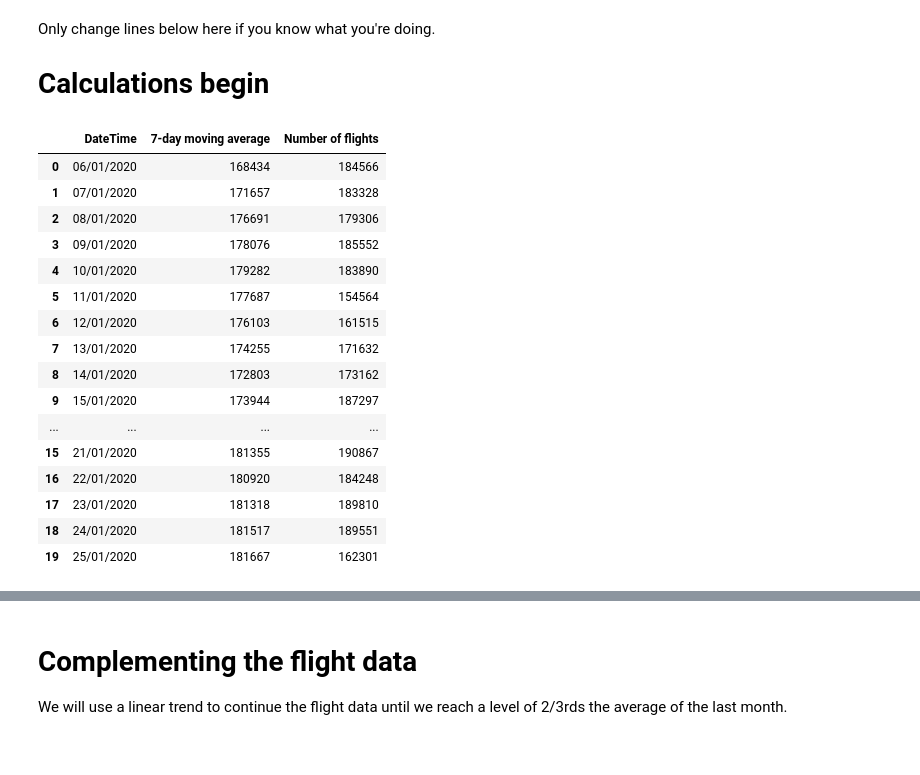
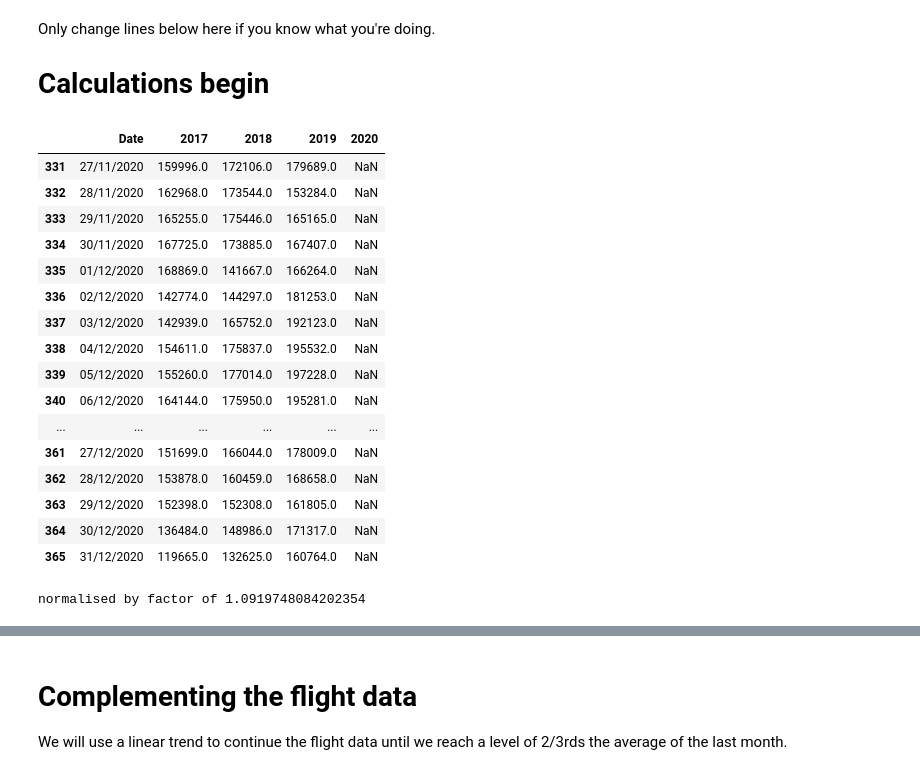
Before and after one commit to Rlamboll/modify_COVID19_netCDF_Emissions, a Jupyter notebook: calculations/calc_aviation_emissions.ipynb, the cells around one changed output, grey strips where cells are left out. Saved outputs shown, nothing was run; the diff lists cells and outputs as text; code cells hidden in the pictures.

Commit message:
Added a sketch of the daily aviation pathway

```diff
--- a/calculations/calc_aviation_emissions.ipynb
+++ b/calculations/calc_aviation_emissions.ipynb
@@ -24,7 +24,7 @@ Here are the options for loading files and hopefully the only things that will n
 # %%
 # String appended on the end of all files. Update with every successful run where the data will be used
 # (both with data change and with protocol change).
-version_str = "_v4.nc"  # CHANGE ON UPDATE
+version_str = "_v4.5.nc"  # CHANGE ON UPDATE
 
 # which month's data should we use to base the "long tail" of the reversion to baseline? As a 2-digit string.
 # Update if we have enough data to use a later month as the baseline.
@@ -36,7 +36,6 @@ output_folder = "../output/aviation/"
 nox_input = "NOx-em-AIR-anthro_input4MIPs_emissions_ScenarioMIP_IAMC-MESSAGE-GLOBIOM-ssp245-1-1_gn_201501-210012.nc"
 input_flights = "total-number-of-flights.csv"
 
-
 scenario_string = "_flightrd_mp{}".format(month_plat)
 
 def convert_years_to_days(year):  # Data is recorded in 365-day years
@@ -44,32 +43,61 @@ def convert_years_to_days(year):  # Data is recorded in 365-day years
 
 # We don't want data after 2050.
 tcutoff = convert_years_to_days(2050.99)
+tstart = None
 # name of the variable in the file
 key_variable = "NOx_em_AIR_anthro"
 # Years to interpolate, as number of years after 2015.
 yeardif_to_interpolate = [4, 6, 7, 8]
 working_string = "_workings"
+
+daily_for_2020 = True
+if daily_for_2020:
+    scenario_string = scenario_string + "_daily"
+    input_flights = "total-number-of-flights-3yrs.csv"
+    tcutoff = convert_years_to_days(2030 + 1 / 12)
+    tcutoff_final = convert_years_to_days(2020 + 7 / 12)
+    tstart = convert_years_to_days(2020)
 # %% [markdown]
 Only change lines below here if you know what you're doing.
 # Calculations begin
 # %%
 flights_change = pd.read_csv(input_folder + input_flights)
-flights_change.head(20)
+flights_change.tail(35)
 # %% [output]
-|  | DateTime | 7-day moving average | Number of flights |
-| 0 | 06/01/2020 | 168434 | 184566 |
-| 1 | 07/01/2020 | 171657 | 183328 |
-| 2 | 08/01/2020 | 176691 | 179306 |
-| 3 | 09/01/2020 | 178076 | 185552 |
-| 4 | 10/01/2020 | 179282 | 183890 |
-| 5 | 11/01/2020 | 177687 | 154564 |
-| 6 | 12/01/2020 | 176103 | 161515 |
-| 7 | 13/01/2020 | 174255 | 171632 |
-| 8 | 14/01/2020 | 172803 | 173162 |
-| 9 | 15/01/2020 | 173944 | 187297 |
-| ... | ... | ... | ... |
-| 15 | 21/01/2020 | 181355 | 190867 |
-| 16 | 22/01/2020 | 180920 | 184248 |
-| 17 | 23/01/2020 | 181318 | 189810 |
-| 18 | 24/01/2020 | 181517 | 189551 |
-| 19 | 25/01/2020 | 181667 | 162301 |
+|  | Date | 2017 | 2018 | 2019 | 2020 |
+| 331 | 27/11/2020 | 159996.0 | 172106.0 | 179689.0 | NaN |
+| 332 | 28/11/2020 | 162968.0 | 173544.0 | 153284.0 | NaN |
+| 333 | 29/11/2020 | 165255.0 | 175446.0 | 165165.0 | NaN |
+| 334 | 30/11/2020 | 167725.0 | 173885.0 | 167407.0 | NaN |
+| 335 | 01/12/2020 | 168869.0 | 141667.0 | 166264.0 | NaN |
+| 336 | 02/12/2020 | 142774.0 | 144297.0 | 181253.0 | NaN |
+| 337 | 03/12/2020 | 142939.0 | 165752.0 | 192123.0 | NaN |
+| 338 | 04/12/2020 | 154611.0 | 175837.0 | 195532.0 | NaN |
+| 339 | 05/12/2020 | 155260.0 | 177014.0 | 197228.0 | NaN |
+| 340 | 06/12/2020 | 164144.0 | 175950.0 | 195281.0 | NaN |
+| ... | ... | ... | ... | ... | ... |
+| 361 | 27/12/2020 | 151699.0 | 166044.0 | 178009.0 | NaN |
+| 362 | 28/12/2020 | 153878.0 | 160459.0 | 168658.0 | NaN |
+| 363 | 29/12/2020 | 152398.0 | 152308.0 | 161805.0 | NaN |
+| 364 | 30/12/2020 | 136484.0 | 148986.0 | 171317.0 | NaN |
+| 365 | 31/12/2020 | 119665.0 | 132625.0 | 160764.0 | NaN |
+# %%
+# We will use a baseline of the weekly averaged 2019 data, normalised using Dec/Jan values for 2018/2019 compared to 2019/2020.
+norm_factor_19 = (flights_change["2020"][:30].append(flights_change["2019"][335:])).mean() / (
+    flights_change["2019"][:30].append(flights_change["2018"][335:])
+).mean()
+norm_factor_18 = (flights_change["2020"][:30].append(flights_change["2019"][335:])).mean() / (
+    flights_change["2018"][:30].append(flights_change["2017"][335:])
+).mean()
+print("normalised by factor of {}".format(norm_factor))
+norm_table = pd.Series(
+    {
+        ind: np.nanmean((flights_change["2019"][ind:ind+6] * norm_factor_19).append(
+            flights_change["2018"][ind:ind+6] * norm_factor_18
+        ) ) for ind in range(
+            max(flights_change["2020"].dropna().index)
+        )
+    }
+)
+# %% [output]
+normalised by factor of 1.0919748084202354
```
Also changed, not shown: parts of 15 cells of this notebook, 1 other file.
